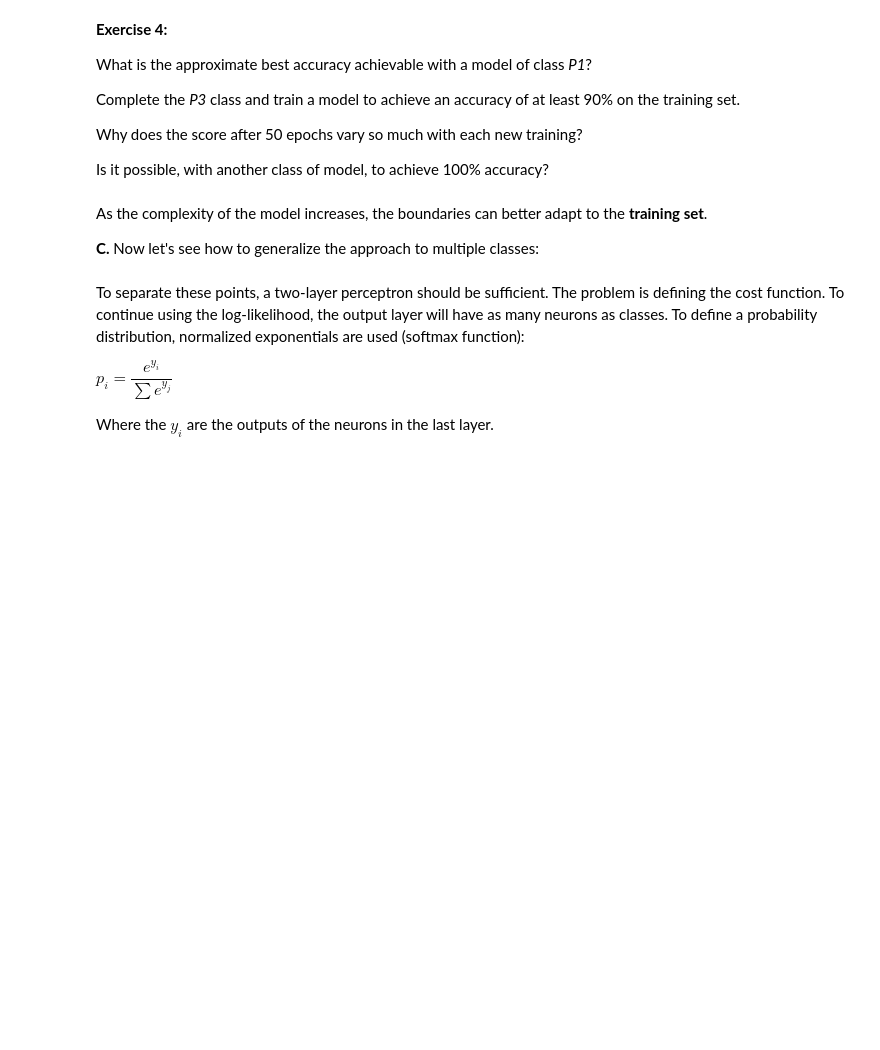
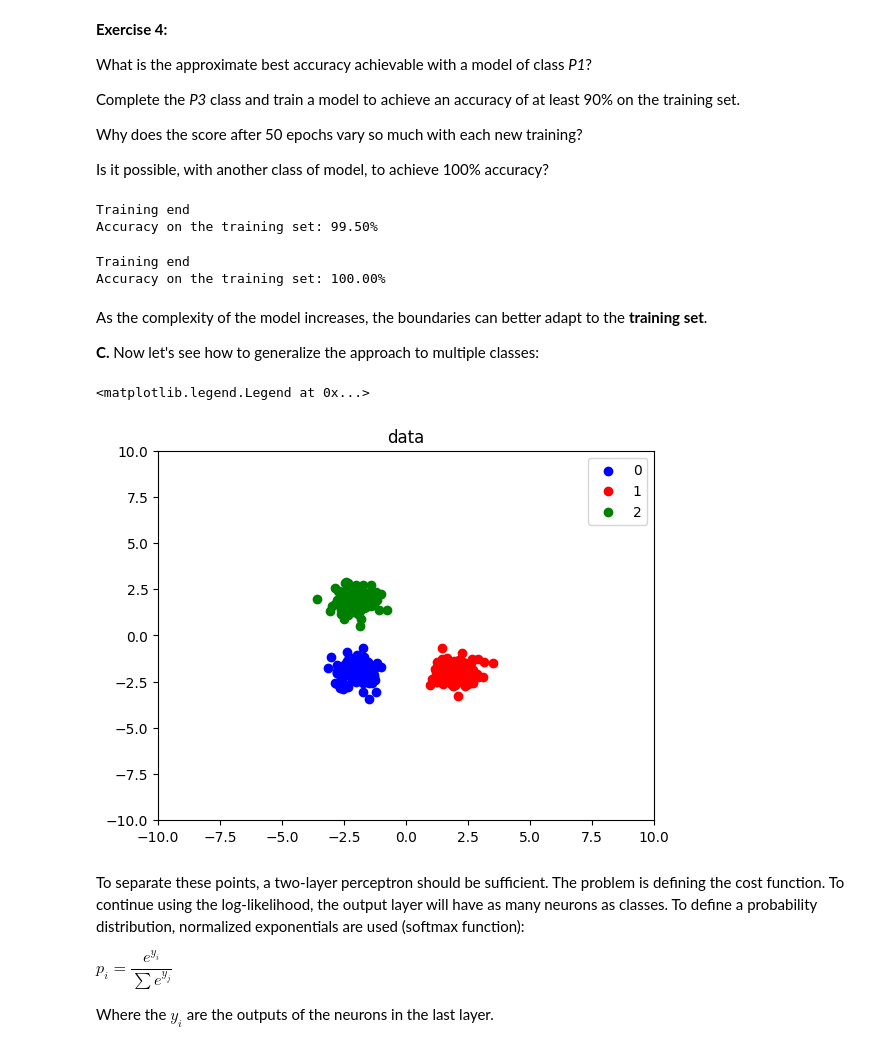
Before and after one commit to ohalilou/ml-student, a Jupyter notebook: TP1/TP1_part1.ipynb, the cells around one changed output. Cells and saved outputs as stored; diff of their text form; code cells hidden in the pictures; blank space fills up the shorter version.

```diff
--- a/TP1/TP1_part1.ipynb
+++ b/TP1/TP1_part1.ipynb
@@ -441,17 +551,35 @@ from tqdm import tqdm # Progess bar
 lr = 0.1
 model = P3()
 # Two commonly used descent methods:
-optimizer = torch.optim.SGD(model.parameters(), lr=lr)
-#optimizer = torch.optim.Adam(model.parameters(), lr=lr)
+#optimizer = torch.optim.SGD(model.parameters(), lr=lr)
+optimizer = torch.optim.Adam(model.parameters(), lr=lr)
 
 for epoch in tqdm(range(100)):
     for x, labels in loader2:
-        # YOUR CODE HERE
-        raise NotImplementedError()
+        optimizer.zero_grad()
+        output = model(x)
+        l = loss_fn(output, targets)
+        l.backward()
+        optimizer.step()
 print("\nTraining end")
 # accuracy
-# YOUR CODE HERE
-raise NotImplementedError()
+correct = 0
+total = 0
+model.eval()
+
+for x,labels in loader2:
+  with torch.no_grad():
+    outputs = model(x)
+  _,predicted = torch.max(outputs,1)
+  correct += (predicted==labels).sum().item()
+  total += labels.size(0)
+
+accuracy = (correct / total)*100.0
+
+print(f'Accuracy on the training set: {accuracy:.2f}%')
+# %% [output]
+Training end
+Accuracy on the training set: 99.50%
 # %%
 class P9(nn.Module):
 
@@ -465,8 +598,37 @@ class P9(nn.Module):
 # %%
 model = P9()
-# YOUR CODE HERE
-raise NotImplementedError()
-print(f"Accuracy:{acc:.2f}%")
+from tqdm import tqdm # Progess bar
+lr = 0.1
+# Two commonly used descent methods:
+#optimizer = torch.optim.SGD(model.parameters(), lr=lr)
+optimizer = torch.optim.Adam(model.parameters(), lr=lr)
+
+for epoch in tqdm(range(1000)):
+    for x, labels in loader2:
+        optimizer.zero_grad()
+        output = model(x)
+        l = loss_fn(output, targets)
+        l.backward()
+        optimizer.step()
+print("\nTraining end")
+# accuracy
+correct = 0
+total = 0
+model.eval()
+
+for x,labels in loader2:
+  with torch.no_grad():
+    outputs = model(x)
+  _,predicted = torch.max(outputs,1)
+  correct += (predicted==labels).sum().item()
+  total += labels.size(0)
+
+accuracy = (correct / total)*100.0
+
+print(f'Accuracy on the training set: {accuracy:.2f}%')
+# %% [output]
+Training end
+Accuracy on the training set: 100.00%
 # %% [markdown]
 As the complexity of the model increases, the boundaries can better adapt to the **training set**.
 
@@ -474,33 +636,36 @@ As the complexity of the model increases, the boundaries can better adapt to the
 # %%
 n = 100
 std = 0.5
 # Sample 0:
-mean0 = torch.tensor((-1., -1.))
+mean0 = torch.tensor((-2., -2.))
 ech0 = mean0 + std * torch.randn(n, 2)
 
 # Sample 1:
-mean1 = torch.tensor((1., -1.))
+mean1 = torch.tensor((2., -2.))
 ech1 = mean1 + std * torch.randn(n, 2)
 
 # Sample 2:
-mean2 = torch.tensor((0., 1.))
+mean2 = torch.tensor((-2., 2.))
 ech2 = mean2 + std * torch.randn(n, 2)
 
 echs3 = [ech0, ech1, ech2]
 
 # Scatter plot:
 plt.figure(0)
-plt.axis([-3, 3, -3, 3])
+plt.axis([-10, 10, -10, 10])
 
 plt.title('data')
 colors = ['b', 'r', 'g']
 labels = ['0', '1', '2']
 
-for i, ech in enumerate(echs):
+for i, ech in enumerate(echs3):
     x, y = ech.numpy()[:, 0], ech.numpy()[:, 1]
     plt.scatter(x, y, color=colors[i])
 
 plt.legend(labels)
+# %% [output]
+<matplotlib.legend.Legend at 0x...>
+[figure, added]
 # %% [markdown]
 To separate these points, a two-layer perceptron should be sufficient. The problem is defining the cost function. To continue using the log-likelihood, the output layer will have as many neurons as classes. To define a probability distribution, normalized exponentials are used (softmax function):
 
```
Also changed, not shown: parts of 20 cells of this notebook.
